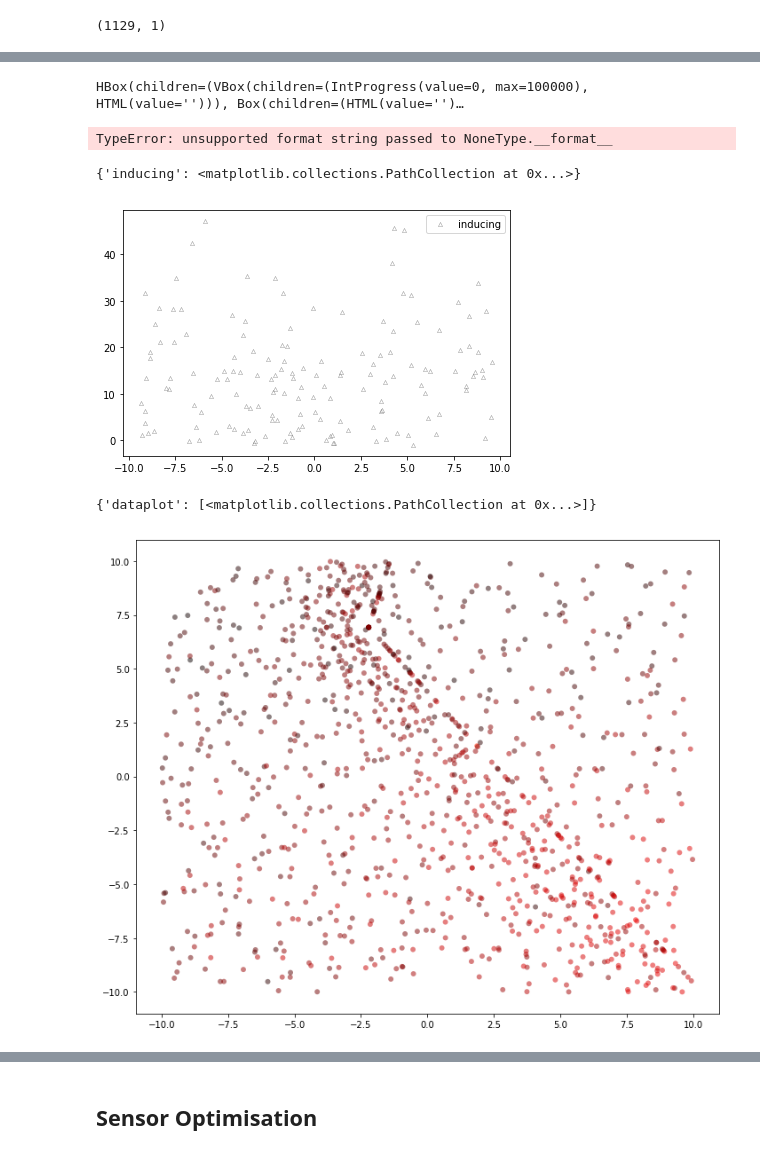
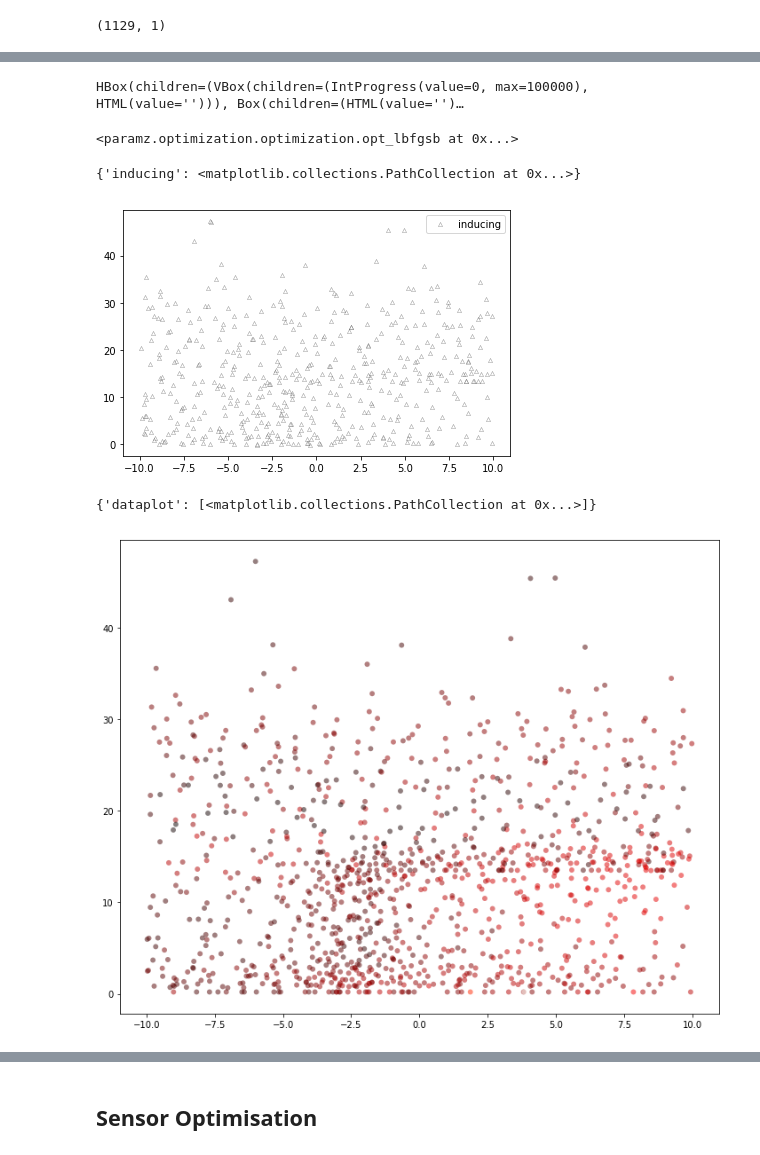
Before and after one commit to adrianlwn/MScProject_OptSensors_GP, a Jupyter notebook: Sensor Optimisation GPy Sparse.ipynb, the cells around one changed output, grey strips where cells are left out. Saved outputs shown, nothing was run; the diff lists cells and outputs as text; code cells hidden in the pictures.

```diff
--- a/Sensor Optimisation GPy Sparse.ipynb
+++ b/Sensor Optimisation GPy Sparse.ipynb
@@ -37,7 +38,7 @@ Y.shape
 (1129, 1)
 # %%
 kernel = GPy.kern.Matern52(dim,ARD=False) + GPy.kern.White(dim)
-model_gp = GPy.models.SparseGPRegression(X,Y,kernel,num_inducing=150)
+model_gp = GPy.models.SparseGPRegression(X,Y,kernel,num_inducing=500)
 # %%
 model_gp.plot_inducing(visible_dims=[0,2])
 # %% [output]
@@ -47,17 +48,17 @@ model_gp.plot_inducing(visible_dims=[0,2])
 model_gp.optimize(messages=True,max_iters = 100000)
 # %% [output]
 HBox(children=(VBox(children=(IntProgress(value=0, max=100000), HTML(value=''))), Box(children=(HTML(value='')…
-TypeError: unsupported format string passed to NoneType.__format__
+<paramz.optimization.optimization.opt_lbfgsb at 0x...>
 # %%
 model_gp.plot_inducing(visible_dims=[0,2])
 # %% [output]
 {'inducing': <matplotlib.collections.PathCollection at 0x...>}
-[figure, old version]
+[figure, new version]
 # %%
-model_gp.plot_data(visible_dims=[0,1],figsize=(10,8))
+model_gp.plot_data(visible_dims=[0,2],figsize=(10,8))
 # %% [output]
 {'dataplot': [<matplotlib.collections.PathCollection at 0x...>]}
-[figure, old version]
+[figure, new version]
 # %%
 model_gp.plot_mean(visible_dims=[0,1],figsize=(10,8),levels=50)
 # %% [output]
```
Also changed, not shown: parts of 5 cells of this notebook, 1 other file.
